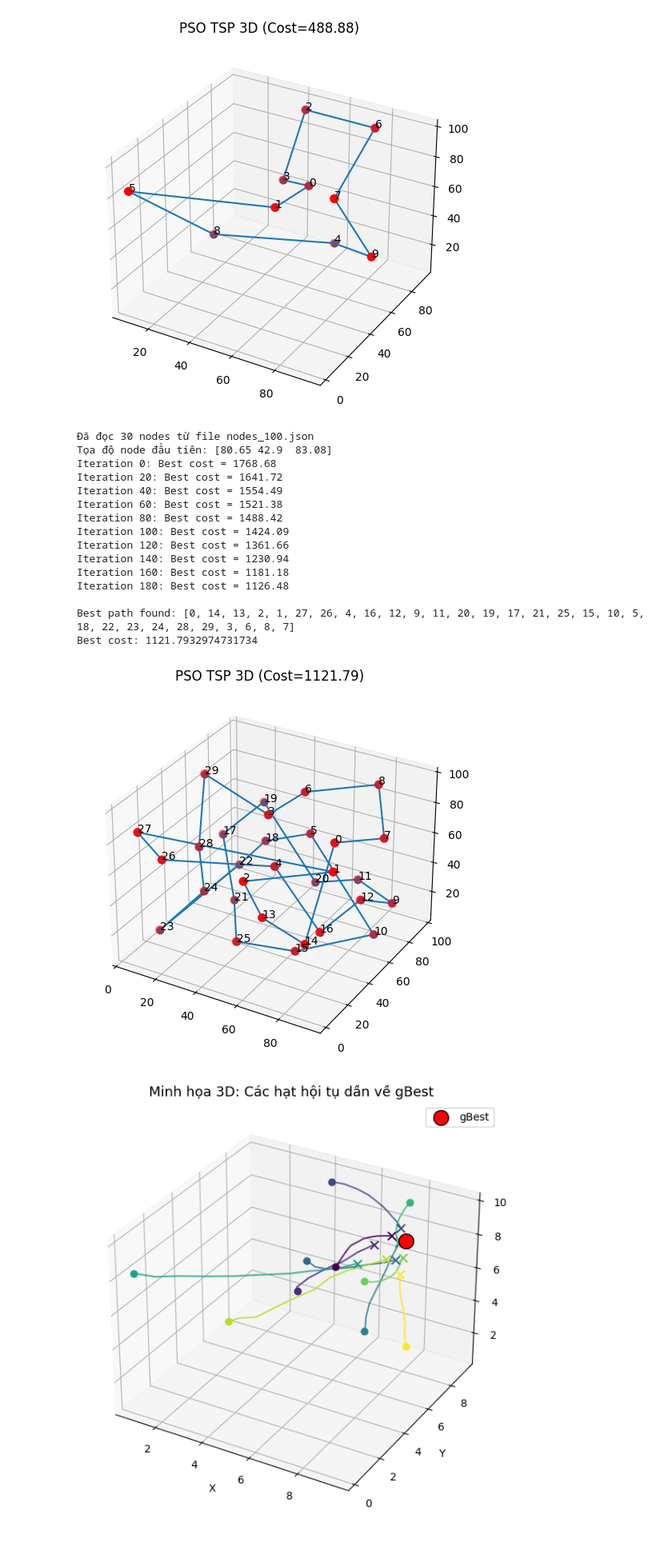
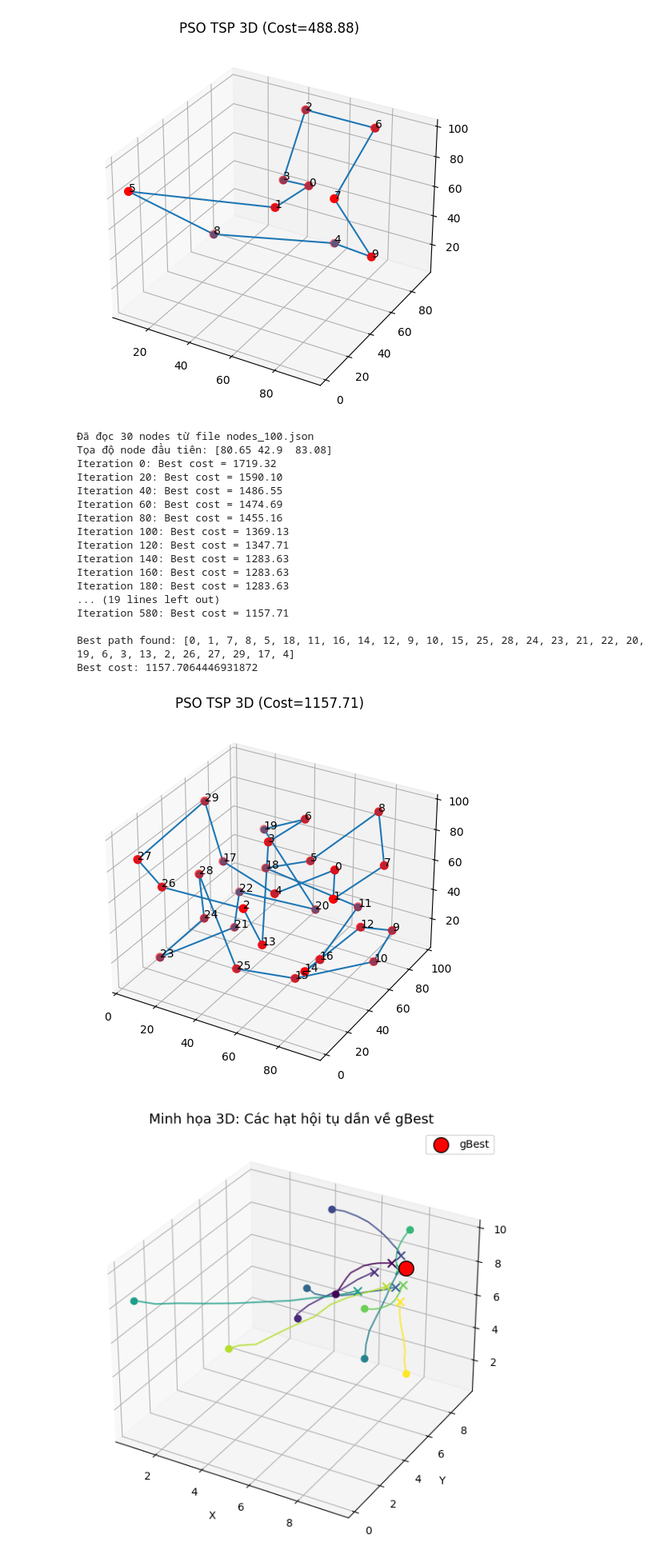
Before and after one commit to ttmanh03/IT4906, a Jupyter notebook: PSO.ipynb, the cells around one changed output. Shown: that part at 80% size. Drawn from its saved outputs; the diff is of its cells as text; code cells hidden in the pictures.

Commit message:
image

```diff
--- a/PSO.ipynb
+++ b/PSO.ipynb
@@ -351,47 +351,49 @@ def plot_path_3d(coords, path, title="Best path"):
     ax.scatter(coords[:,0], coords[:,1], coords[:,2], c='red', s=50)
     for i, (x, y, z) in enumerate(coords):
         ax.text(x, y, z, str(i))
     ax.set_title(title)
     plt.show()
 
 
 
 # TEST - ĐỌC DỮ LIỆU TỪ FILE
 if __name__ == "__main__":
     # Đọc dữ liệu
     with open("l:\\Tính toán tiến hóa\\IT4906_Project\\IT4906\\output_data_kmeans\\nodes_100.json", "r") as f:
         nodes_data = json.load(f)
 
     # Chuyển đổi sang numpy array
     coords = coords = np.array([cluster['center'] for cluster in nodes_data.values()])
     n_cities = len(coords)
 
     print(f"Đã đọc {n_cities} nodes từ file nodes_100.json")
     print(f"Tọa độ node đầu tiên: {coords[0]}")
 
-    best_path, best_cost = pso_tsp_3d(coords, n_particles=50, max_iter=200)
+    best_path, best_cost = pso_tsp_3d(coords, n_particles=50, max_iter=600)
 
     print("\nBest path found:", best_path)
     print("Best cost:", best_cost)
 
     plot_path_3d(coords, best_path, title=f"PSO TSP 3D (Cost={best_cost:.2f})")
 # %% [output]
 Đã đọc 30 nodes từ file nodes_100.json
 Tọa độ node đầu tiên: [80.65 42.9  83.08]
-Iteration 0: Best cost = 1768.68
-Iteration 20: Best cost = 1641.72
-Iteration 40: Best cost = 1554.49
-Iteration 60: Best cost = 1521.38
-Iteration 80: Best cost = 1488.42
-Iteration 100: Best cost = 1424.09
-Iteration 120: Best cost = 1361.66
-Iteration 140: Best cost = 1230.94
-Iteration 160: Best cost = 1181.18
-Iteration 180: Best cost = 1126.48
+Iteration 0: Best cost = 1719.32
+Iteration 20: Best cost = 1590.10
+Iteration 40: Best cost = 1486.55
+Iteration 60: Best cost = 1474.69
+Iteration 80: Best cost = 1455.16
+Iteration 100: Best cost = 1369.13
+Iteration 120: Best cost = 1347.71
+Iteration 140: Best cost = 1283.63
+Iteration 160: Best cost = 1283.63
+Iteration 180: Best cost = 1283.63
+... (19 lines left out)
+Iteration 580: Best cost = 1157.71
 
-Best path found: [0, 14, 13, 2, 1, 27, 26, 4, 16, 12, 9, 11, 20, 19, 17, 21, 25, 15, 10, 5, 18, 22, 23, 24, 28, 29, 3, 6, 8, 7]
-Best cost: 1121.7932974731734
+Best path found: [0, 1, 7, 8, 5, 18, 11, 16, 14, 12, 9, 10, 15, 25, 28, 24, 23, 21, 22, 20, 19, 6, 3, 13, 2, 26, 27, 29, 17, 4]
+Best cost: 1157.7064446931872
-[figure, old version]
+[figure, new version]
 # %%
 import numpy as np
 import matplotlib.pyplot as plt
```
Also changed, not shown: 2 other files.
